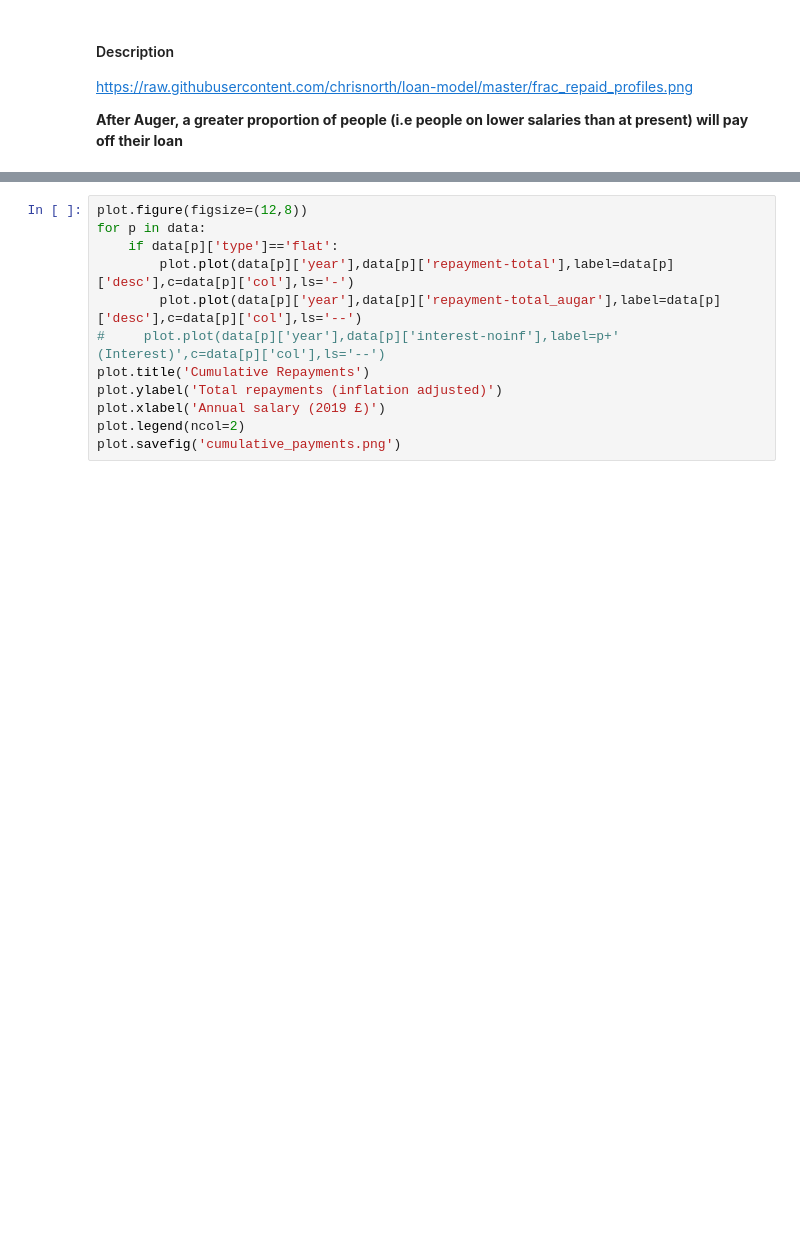
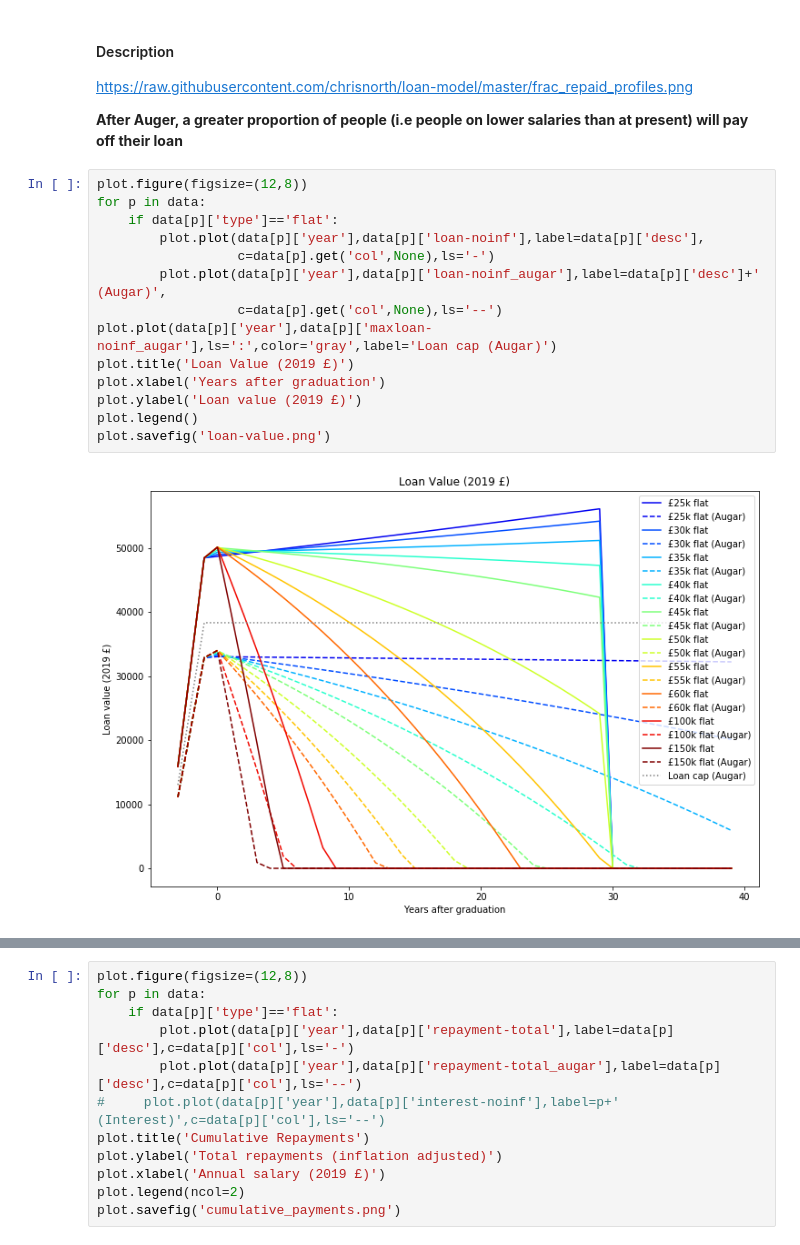
Before and after one commit to chrisnorth/loan-model, a Jupyter notebook: loan-model.ipynb, the cells around one changed output, grey strips where cells are left out. Saved outputs shown, nothing was run; the diff lists cells and outputs as text; blank space fills up the shorter version.

Commit message:
added a couple of plots

```diff
--- a/loan-model.ipynb
+++ b/loan-model.ipynb
@@ -462,3 +462,19 @@ plot.savefig('frac_repaid_profiles.png')
 https://raw.githubusercontent.com/chrisnorth/loan-model/master/frac_repaid_profiles.png
 
 **After Auger, a greater proportion of people (i.e people on lower salaries than at present) will pay off their loan**
+# %%
+plot.figure(figsize=(12,8))
+for p in data:
+    if data[p]['type']=='flat':
+        plot.plot(data[p]['year'],data[p]['loan-noinf'],label=data[p]['desc'],
+                  c=data[p].get('col',None),ls='-')
+        plot.plot(data[p]['year'],data[p]['loan-noinf_augar'],label=data[p]['desc']+' (Augar)',
+                  c=data[p].get('col',None),ls='--')
+plot.plot(data[p]['year'],data[p]['maxloan-noinf_augar'],ls=':',color='gray',label='Loan cap (Augar)')
+plot.title('Loan Value (2019 £)')
+plot.xlabel('Years after graduation')
+plot.ylabel('Loan value (2019 £)')
+plot.legend()
+plot.savefig('loan-value.png')
+# %% [output]
+[figure, added]
```
Also changed, not shown: parts of 4 cells of this notebook, 2 other files.
